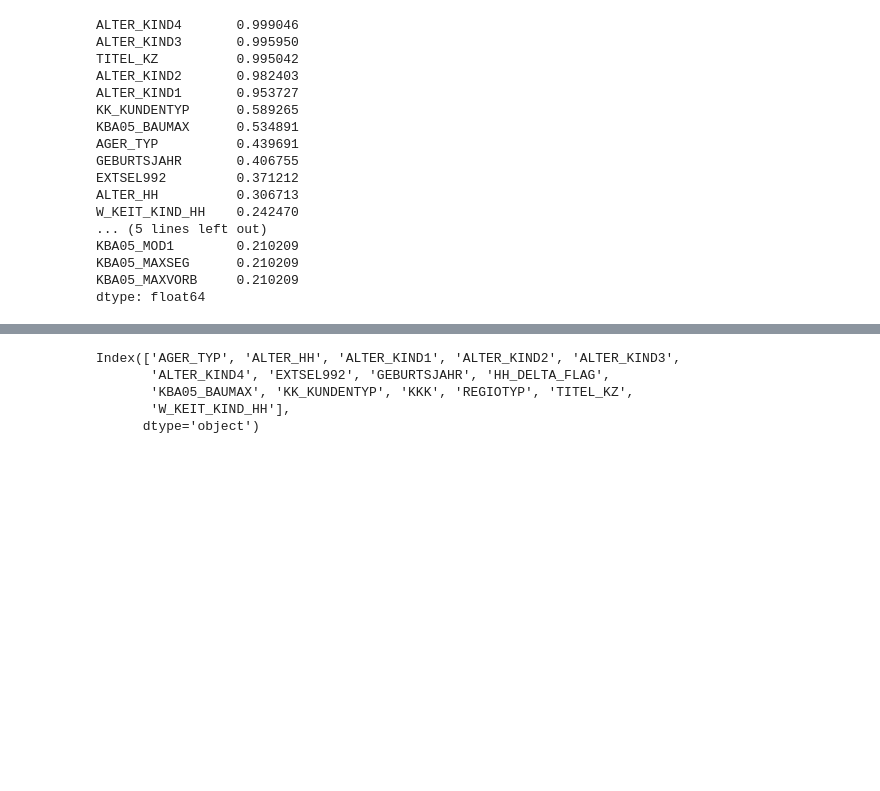
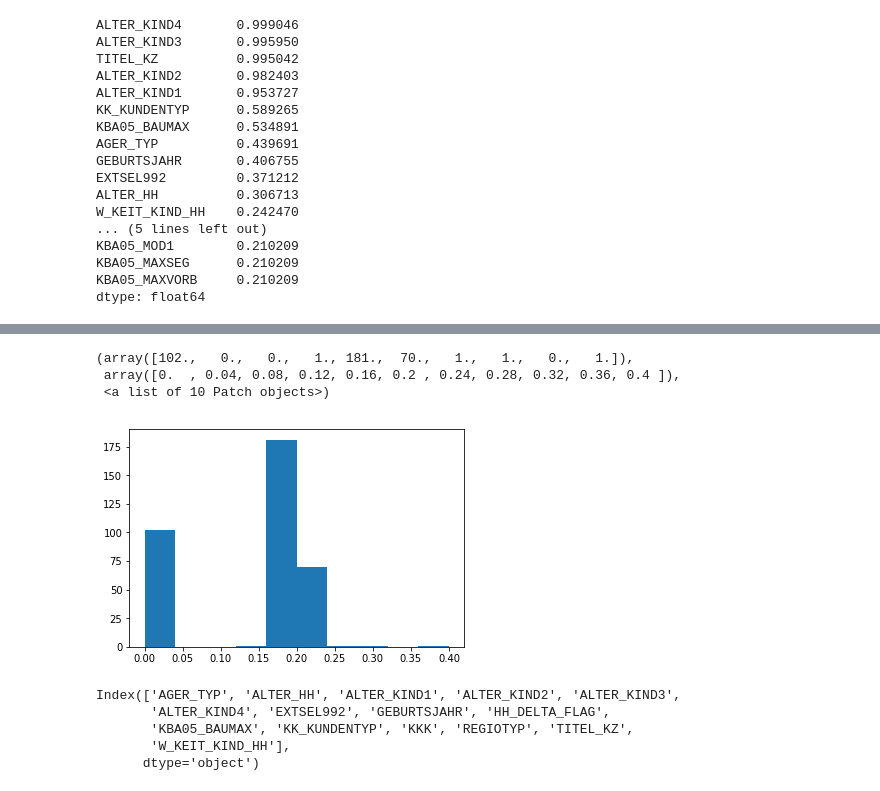
Before and after one commit to mkeisenbach/arvato, a Jupyter notebook: supervised/Supervised Learning Using Keras.ipynb, the cells around one changed output, grey strips where cells are left out. Drawn from its saved outputs; the diff is of its cells as text; code cells hidden in the pictures; blank space fills up the shorter version.

```diff
--- a/supervised/Supervised Learning Using Keras.ipynb
+++ b/supervised/Supervised Learning Using Keras.ipynb
@@ -101,3 +120,10 @@ p_missing.hist();
+# %%
+plt.hist(p_missing, range=(0,.4))
+# %% [output]
+(array([102.,   0.,   0.,   1., 181.,  70.,   1.,   1.,   0.,   1.]),
+ array([0.  , 0.04, 0.08, 0.12, 0.16, 0.2 , 0.24, 0.28, 0.32, 0.36, 0.4 ]),
+ <a list of 10 Patch objects>)
+[figure, added]
 # %%
 col_threshold = .22
 to_drop = p_missing[p_missing >= col_threshold]
```
Also changed, not shown: parts of 33 cells of this notebook.
